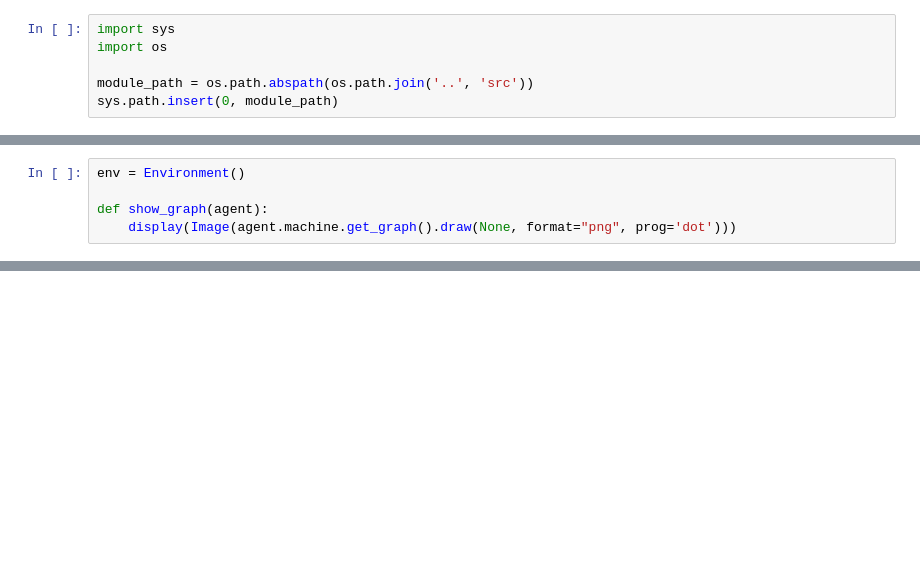
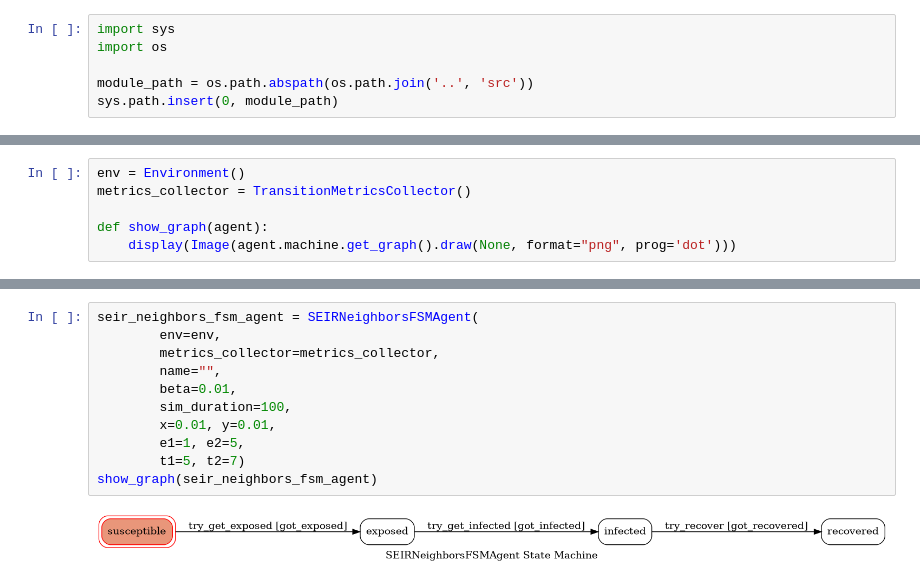
Before and after one commit to AlekseiAgarkov/AgenticInfectiousDiseaseTransmissionModels, a Jupyter notebook: analytics/model_state_machine_visualizer.ipynb, the cells around one changed output, grey strips where cells are left out. Saved outputs shown, nothing was run; the diff lists cells and outputs as text; blank space fills up the shorter version.

```diff
--- a/analytics/model_state_machine_visualizer.ipynb
+++ b/analytics/model_state_machine_visualizer.ipynb
@@ -13,6 +14,7 @@ from simpy import Environment
 from IPython.display import display, Image
 # %%
 env = Environment()
+metrics_collector = TransitionMetricsCollector()
 
 def show_graph(agent):
     display(Image(agent.machine.get_graph().draw(None, format="png", prog='dot')))
@@ -27,2 +29,15 @@ show_graph(sir_agent)
 # %% [output]
 [figure]
+# %%
+seir_neighbors_fsm_agent = SEIRNeighborsFSMAgent(
+        env=env,
+        metrics_collector=metrics_collector,
+        name="",
+        beta=0.01,
+        sim_duration=100,
+        x=0.01, y=0.01,
+        e1=1, e2=5,
+        t1=5, t2=7)
+show_graph(seir_neighbors_fsm_agent)
+# %% [output]
+[figure, added]
```
Also changed, not shown: parts of 4 cells of this notebook.
